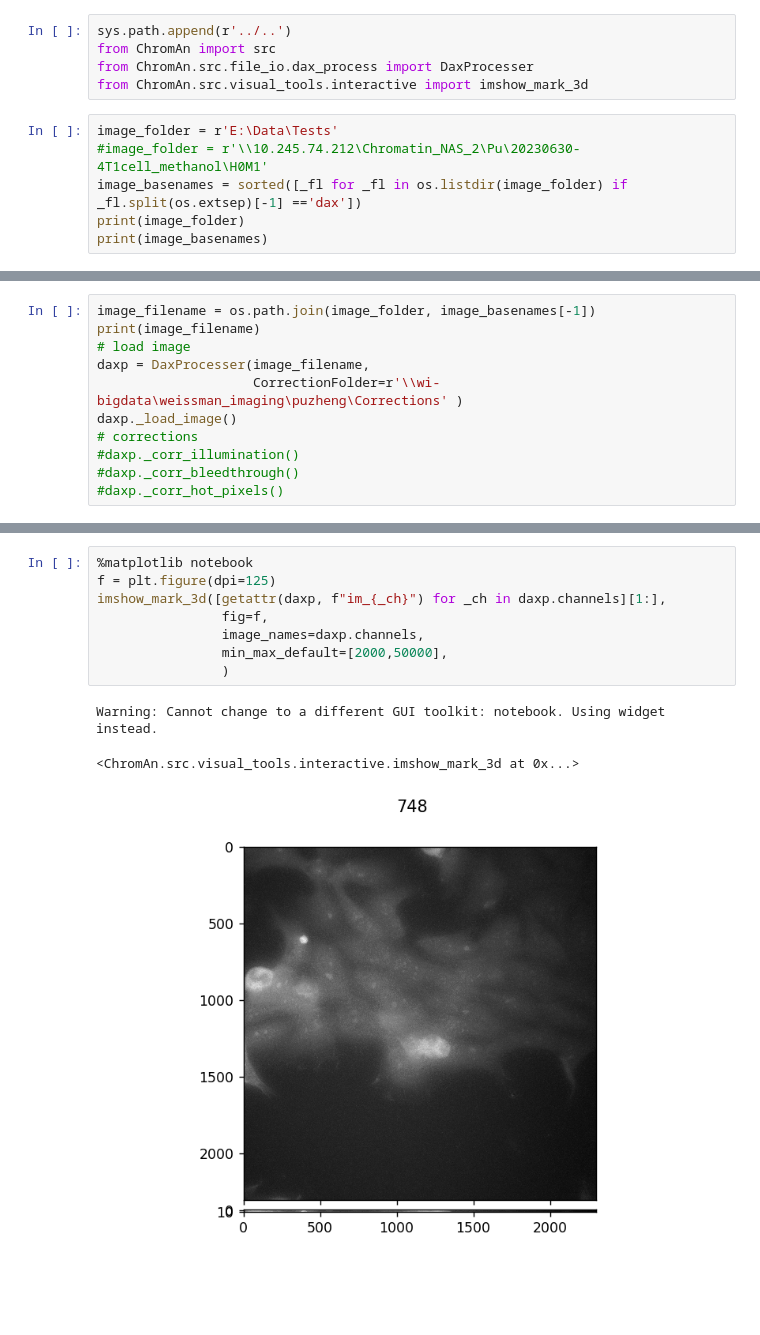
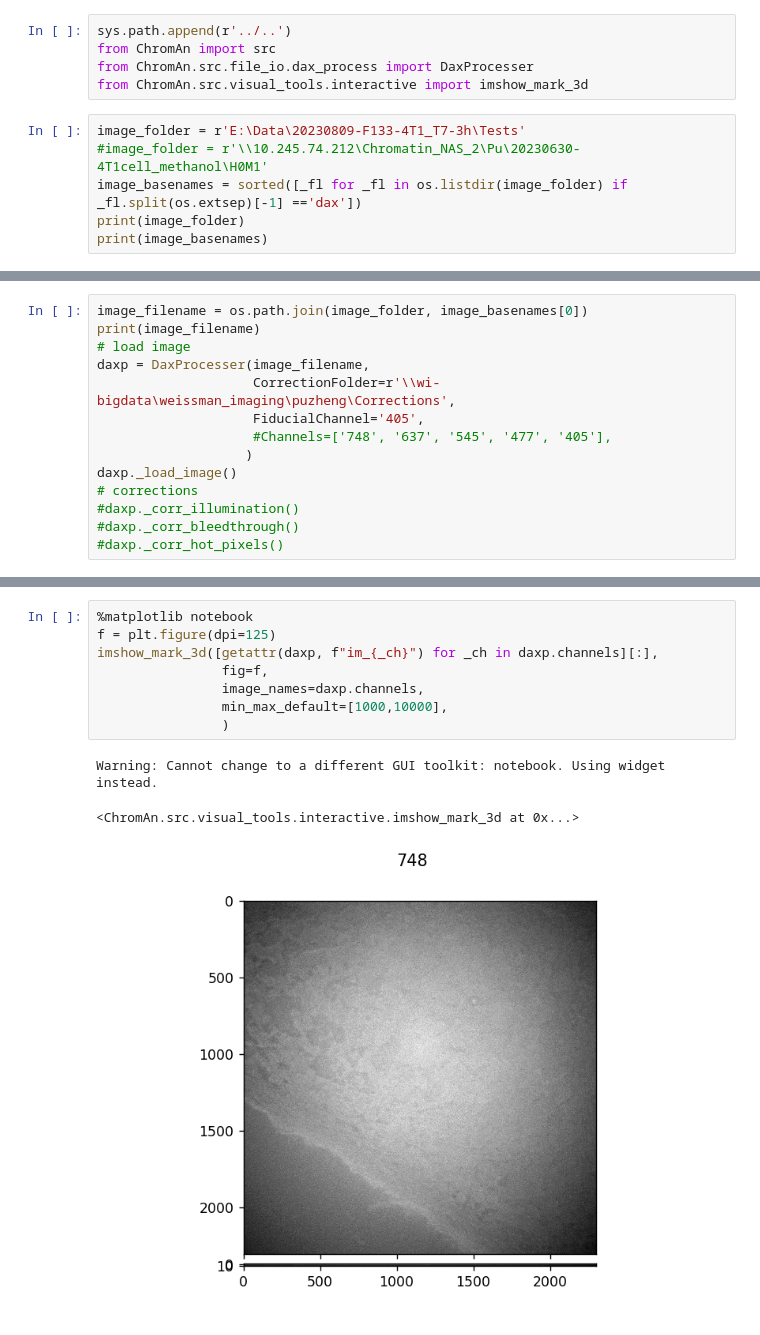
Before and after one commit to zhengpuas47/MerScope01, a Jupyter notebook: jupyter/Setup_experiment/Qick_visualization.ipynb, the cells around one changed output, grey strips where cells are left out. Saved outputs shown, nothing was run; the diff lists cells and outputs as text; blank space fills up the shorter version.

Commit message:
jupyter to generate profiles / tests

```diff
--- a/jupyter/Setup_experiment/Qick_visualization.ipynb
+++ b/jupyter/Setup_experiment/Qick_visualization.ipynb
@@ -11,7 +12,7 @@ from ChromAn import src
 from ChromAn.src.file_io.dax_process import DaxProcesser
 from ChromAn.src.visual_tools.interactive import imshow_mark_3d
 # %%
-image_folder = r'E:\Data\Tests'
+image_folder = r'E:\Data\20230809-F133-4T1_T7-3h\Tests'
 #image_folder = r'\\10.245.74.212\Chromatin_NAS_2\Pu\20230630-4T1cell_methanol\H0M1'
 image_basenames = sorted([_fl for _fl in os.listdir(image_folder) if _fl.split(os.extsep)[-1] =='dax'])
 print(image_folder)
@@ -22,9 +23,12 @@ E:\Data\Tests
 # %%
-image_filename = os.path.join(image_folder, image_basenames[-1])
+image_filename = os.path.join(image_folder, image_basenames[0])
 print(image_filename)
 # load image
 daxp = DaxProcesser(image_filename,
-                    CorrectionFolder=r'\\wi-bigdata\weissman_imaging\puzheng\Corrections' )
+                    CorrectionFolder=r'\\wi-bigdata\weissman_imaging\puzheng\Corrections',
+                    FiducialChannel='405',
+                    #Channels=['748', '637', '545', '477', '405'],
+                   )
 daxp._load_image()
 # corrections
 #daxp._corr_illumination()
@@ -40,12 +56,12 @@ Initialize DaxProcesser for file:E:\Data\Tests\zscan_748_637_545_477_405_s13_n10
 # %%
 %matplotlib notebook
 f = plt.figure(dpi=125)
-imshow_mark_3d([getattr(daxp, f"im_{_ch}") for _ch in daxp.channels][1:],
+imshow_mark_3d([getattr(daxp, f"im_{_ch}") for _ch in daxp.channels][:],
                 fig=f,
                 image_names=daxp.channels,
-                min_max_default=[2000,50000],
+                min_max_default=[1000,10000],
                 )
 # %% [output]
 Warning: Cannot change to a different GUI toolkit: notebook. Using widget instead.
 <ChromAn.src.visual_tools.interactive.imshow_mark_3d at 0x...>
-[figure, old version]
+[figure, new version]
```
Also changed, not shown: parts of 22 cells of this notebook, 2 other files.
